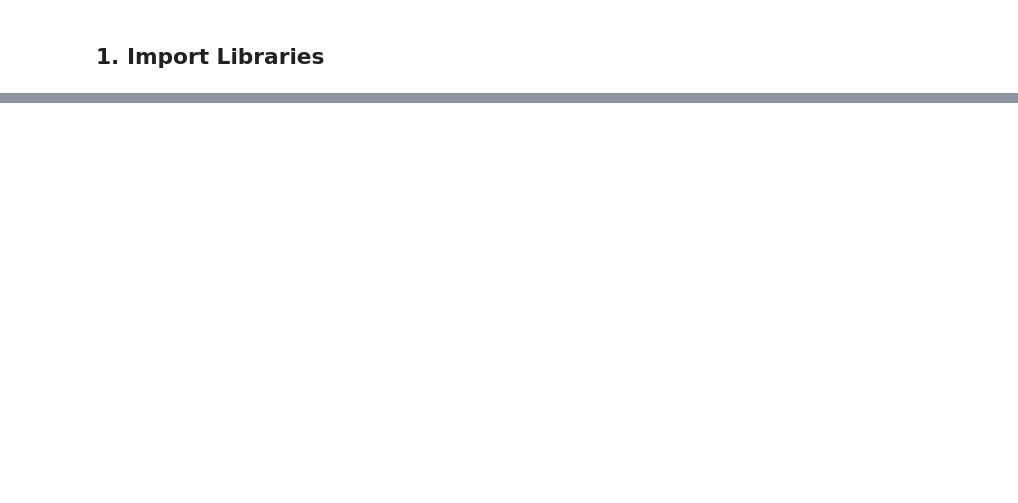
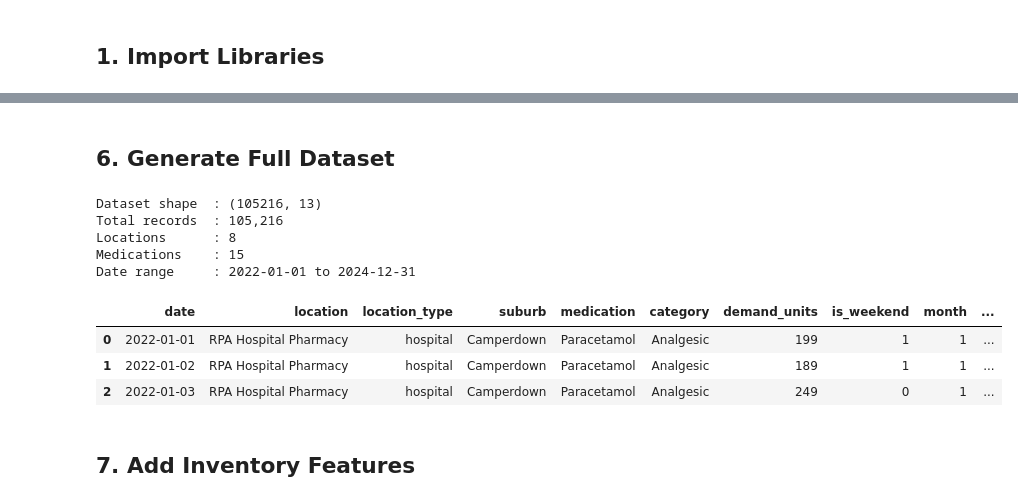
Before and after one commit to Amanda1005/MedStock-AU, a Jupyter notebook: notebooks/01_data_generation.ipynb, the cells around one changed output, grey strips where cells are left out. Drawn from its saved outputs; the diff is of its cells as text; code cells hidden in the pictures; blank space fills up the shorter version.

```diff
--- a/notebooks/01_data_generation.ipynb
+++ b/notebooks/01_data_generation.ipynb
@@ -37,0 +267,59 @@ Real hospital pharmacy data is subject to strict privacy regulations in Australi
+# %% [markdown]
+## 6. Generate Full Dataset
+# %%
+records = []
+
+for loc_name, loc_info in locations.items():
+    for med_name, med_info in medications.items():
+
+        # Skip hospital-only meds at retail, and retail-only meds at hospital
+        if med_info['setting'] == 'hospital' and loc_info['type'] == 'retail':
+            continue
+        if med_info['setting'] == 'retail' and loc_info['type'] == 'hospital':
+            continue
+
+        demand = generate_demand(
+            dates               = date_range,
+            base_demand         = med_info['base_demand'],
+            location_multiplier = loc_info['demand_multiplier'],
+            location_type       = loc_info['type'],
+            seasonal            = med_info['seasonal'],
+            anomaly_prob        = 0.02
+        )
+
+        for i, date in enumerate(date_range):
+            records.append({
+                'date'          : date,
+                'location'      : loc_name,
+                'location_type' : loc_info['type'],
+                'suburb'        : loc_info['suburb'],
+                'medication'    : med_name,
+                'category'      : med_info['category'],
+                'demand_units'  : demand[i],
+                'is_weekend'    : 1 if date.dayofweek >= 5 else 0,
+                'month'         : date.month,
+                'quarter'       : date.quarter,
+                'day_of_week'   : date.dayofweek,
+                'day_of_year'   : date.dayofyear,
+                'year'          : date.year,
+            })
+
+df = pd.DataFrame(records)
+print(f"Dataset shape  : {df.shape}")
+print(f"Total records  : {len(df):,}")
+print(f"Locations      : {df['location'].nunique()}")
+print(f"Medications    : {df['medication'].nunique()}")
+print(f"Date range     : {df['date'].min().date()} to {df['date'].max().date()}")
+df.head(3)
+# %% [output]
+Dataset shape  : (105216, 13)
+Total records  : 105,216
+Locations      : 8
+Medications    : 15
+Date range     : 2022-01-01 to 2024-12-31
+|  | date | location | location_type | suburb | medication | category | demand_units | is_weekend | month | ... |
+| 0 | 2022-01-01 | RPA Hospital Pharmacy | hospital | Camperdown | Paracetamol | Analgesic | 199 | 1 | 1 | ... |
+| 1 | 2022-01-02 | RPA Hospital Pharmacy | hospital | Camperdown | Paracetamol | Analgesic | 189 | 1 | 1 | ... |
+| 2 | 2022-01-03 | RPA Hospital Pharmacy | hospital | Camperdown | Paracetamol | Analgesic | 249 | 0 | 1 | ... |
+# %% [markdown]
+## 7. Add Inventory Features
```
Also changed, not shown: parts of 15 cells of this notebook, 16 other files.
